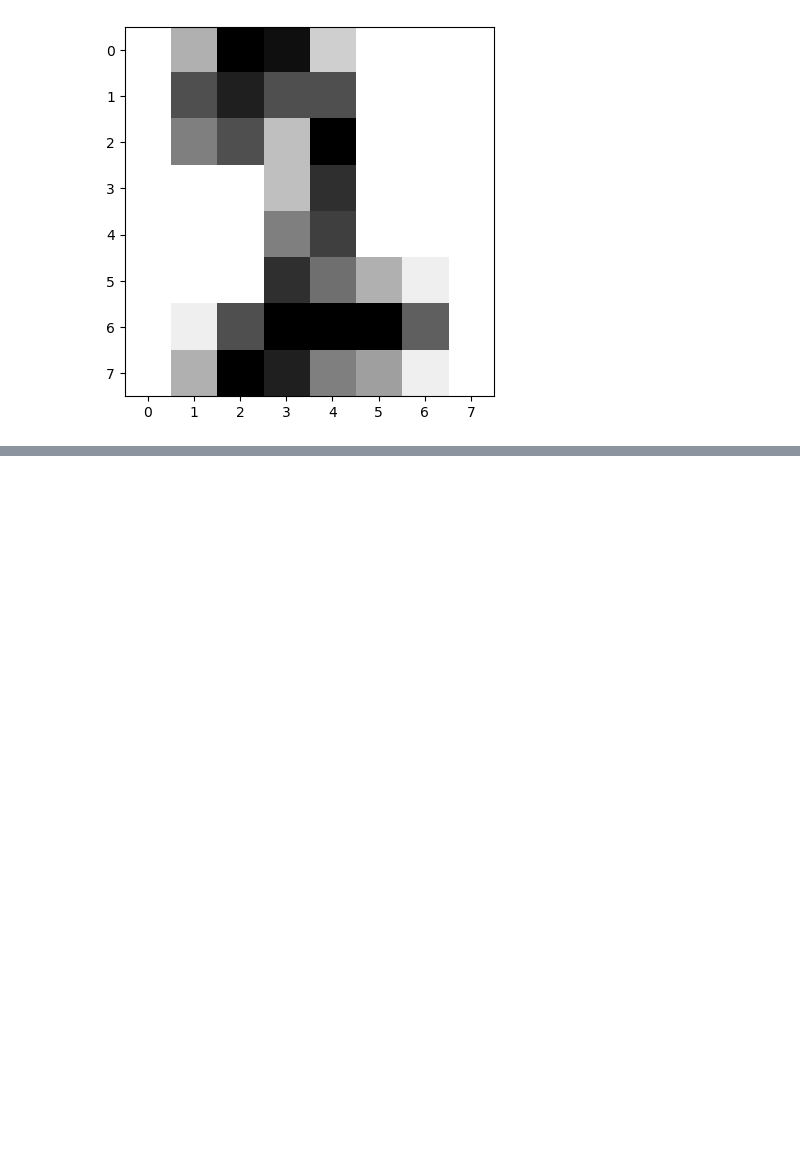
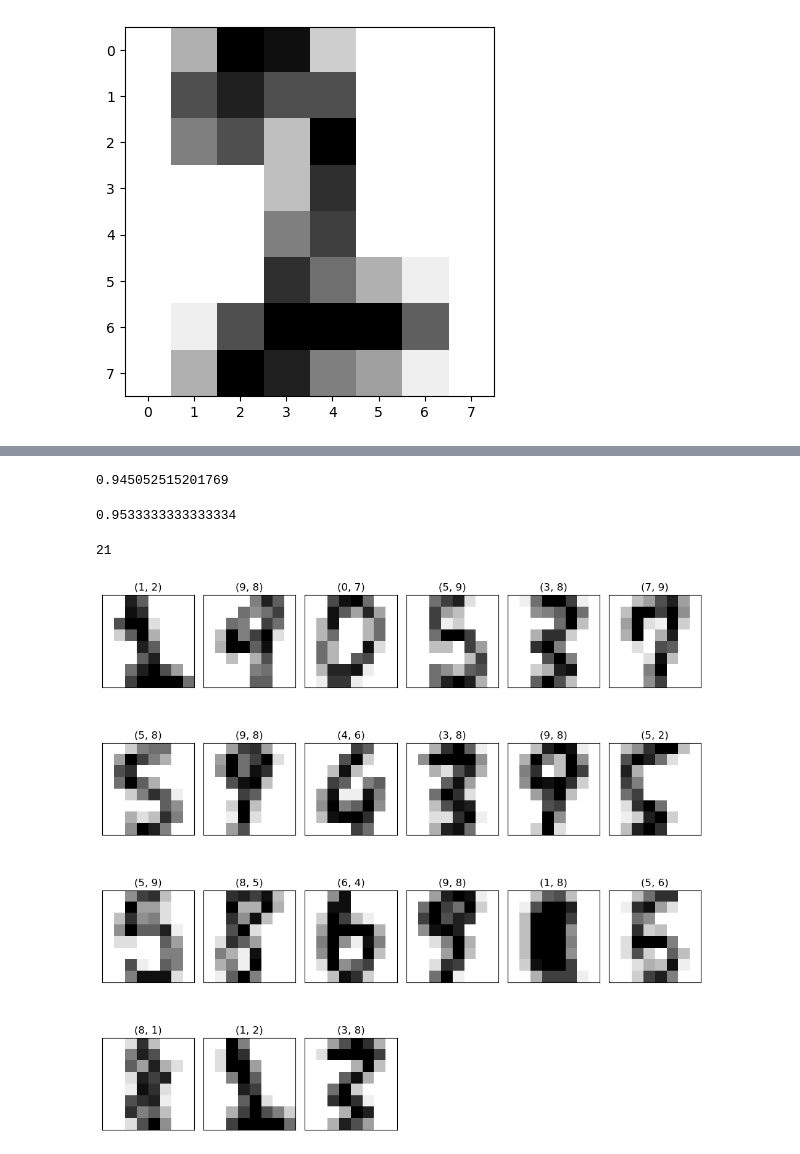
Before and after one commit to SGiuri/ML_PD_2324, a Jupyter notebook: Lezione4/mnist.ipynb, the cells around one changed output, grey strips where cells are left out. Cells and saved outputs as stored; diff of their text form; code cells hidden in the pictures; blank space fills up the shorter version.

```diff
--- a/Lezione4/mnist.ipynb
+++ b/Lezione4/mnist.ipynb
@@ -280,0 +298,25 @@ SGDClassifier()
+# %%
+sgd_scores.mean()
+# %% [output]
+0.945052515201769
+# %%
+# Proviamo il nostro classificatore su un dataset che non ha mai visto:
+y_test_predicted = sgd_classifier.predict(X_test)
+
+sgd_classifier.score(X_test, y_test)
+# %% [output]
+0.9533333333333334
+# %%
+y_failed = y_test[y_test != y_test_predicted] # date reali che l'algorimo ha sbalgiato
+y_failed_predicted = y_test_predicted[y_test != y_test_predicted] # dati predetti cannati
+X_test_failed = X_test[y_test != y_test_predicted] # dig.data dei dati cannati
+# %%
+X_test_failed.shape[0]
+# %% [output]
+21
+# %%
+failed_images = X_test_failed.reshape(X_test_failed.shape[0],8,8)
+# %%
+show_multiple_img(failed_images, zip(y_failed, y_failed_predicted))
+# %% [output]
+[figure, added]
```
Also changed, not shown: parts of 5 cells of this notebook.
